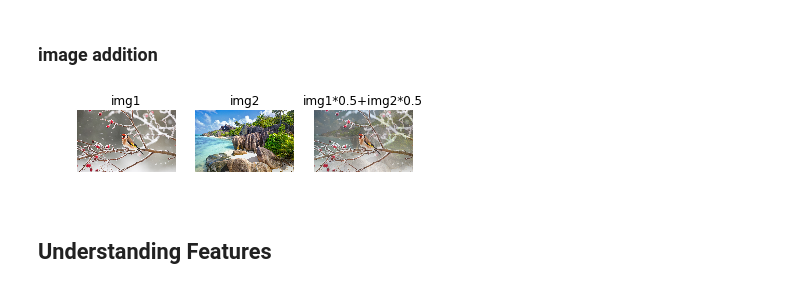
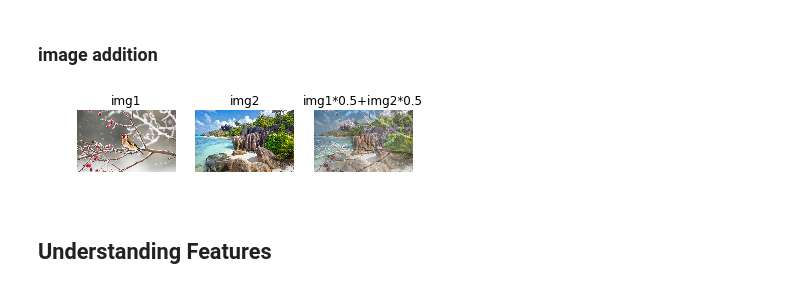
Before and after one commit to kinlin/jupyter-notebook, a Jupyter notebook: opencv-python.ipynb, the cells around one changed output. Cells and saved outputs as stored; diff of their text form; code cells hidden in the pictures.

```diff
--- a/opencv-python.ipynb
+++ b/opencv-python.ipynb
@@ -43,21 +43,21 @@ plt.show()
 # %%
 import cv2 as cv
 from matplotlib import pyplot as plt
 img1=cv.imread('bird.jpg')
 img2=cv.imread('image.jpg')
-dst=cv.addWeighted(img1, 0.8, img2, 0.2, 0)
+dst=cv.addWeighted(img1, 0.5, img2, 0.5, 0)
 #cv.imwrite('image-bird-add.jpg',dst)
 
 img1 = cv.cvtColor(img1, cv.COLOR_BGR2RGB) #opencv是BGR， 而plt是RGB，所以需要转换
 plt.subplot(131), plt.imshow(img1), plt.title("img1"),plt.axis('off')#不显示坐标尺寸
 img2 = cv.cvtColor(img2, cv.COLOR_BGR2RGB)
 plt.subplot(132), plt.imshow(img2), plt.title("img2"),plt.axis('off')#不显示坐标尺寸
 dst = cv.cvtColor(dst, cv.COLOR_BGR2RGB)
 plt.subplot(133), plt.imshow(dst), plt.title("img1*0.5+img2*0.5"),plt.axis('off')     #不显示坐标尺寸
 
 plt.show()
 # %% [output]
-[figure, old version]
+[figure, new version]
 # %% [markdown]
 ## Understanding Features
 # %% [markdown]
```
Also changed, not shown: parts of 7 cells of this notebook, 8 other files.
